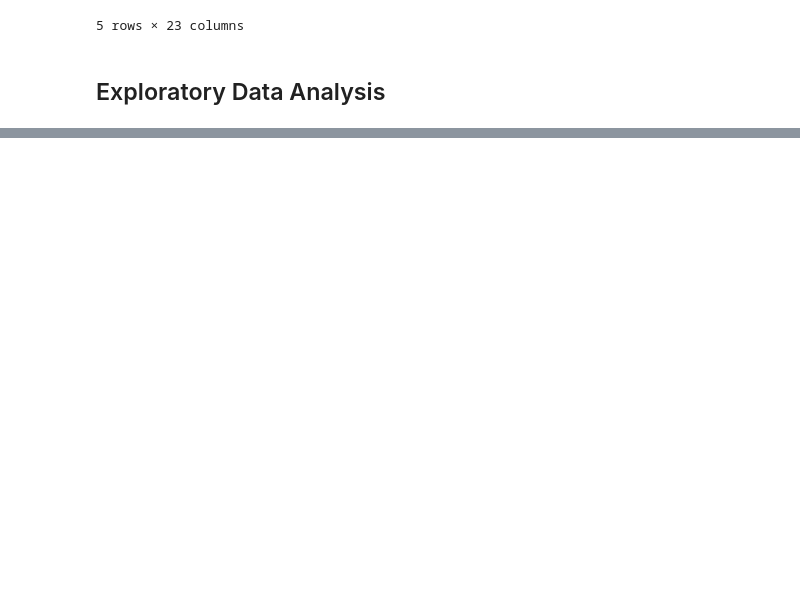
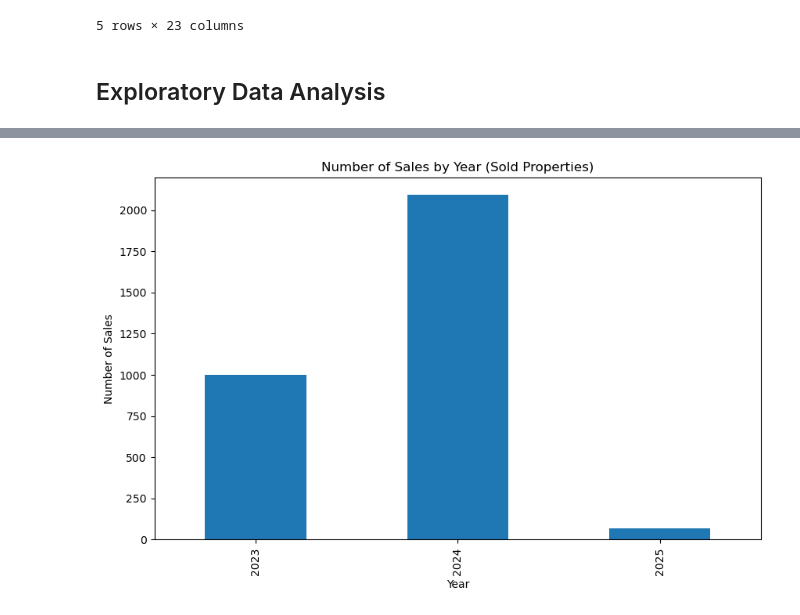
Before and after one commit to OmniaBekheet/Optimal-Pricing-Strategy-for-Quick-Sales---Capstone-3, a Jupyter notebook: Optimal Pricing Strategy for Quick Sales/Optimal Pricing Strategy for Quick Sales.ipynb, the cells around one changed output, grey strips where cells are left out. Cells and saved outputs as stored; diff of their text form; code cells hidden in the pictures; blank space fills up the shorter version.

```diff
--- a/Optimal Pricing Strategy for Quick Sales/Optimal Pricing Strategy for Quick Sales.ipynb
+++ b/Optimal Pricing Strategy for Quick Sales/Optimal Pricing Strategy for Quick Sales.ipynb
@@ -311,0 +427,11 @@ lux_data.head()
+# %%
+# Plot number of sales by Year
+
+sales_by_year_sold = sld_data['Close Year'].value_counts().sort_index()
+sales_by_year_sold.plot(kind='bar', figsize=(10, 6))
+plt.title('Number of Sales by Year (Sold Properties)')
+plt.xlabel('Year')
+plt.ylabel('Number of Sales')
+plt.show()
+# %% [output]
+[figure, added]
```
Also changed, not shown: parts of 74 cells of this notebook.
